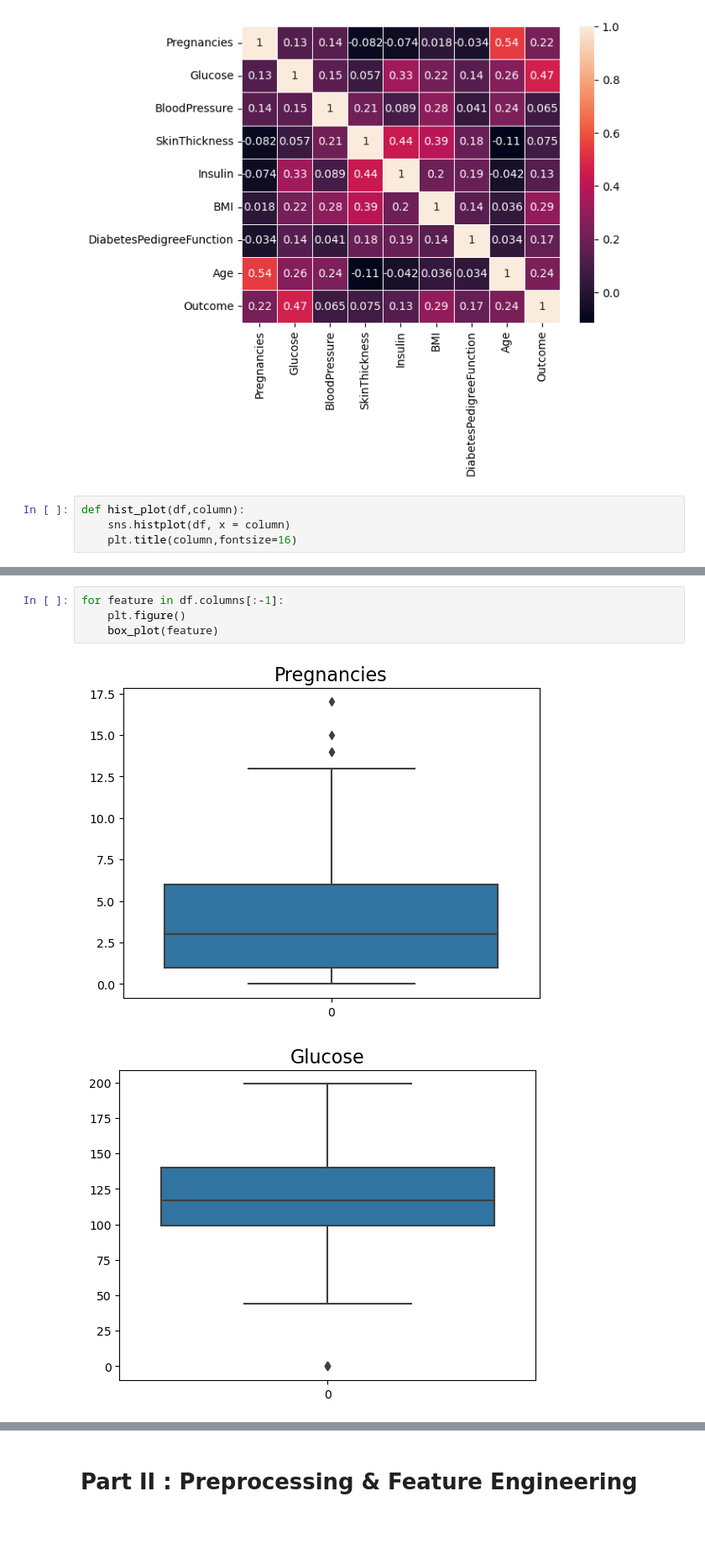
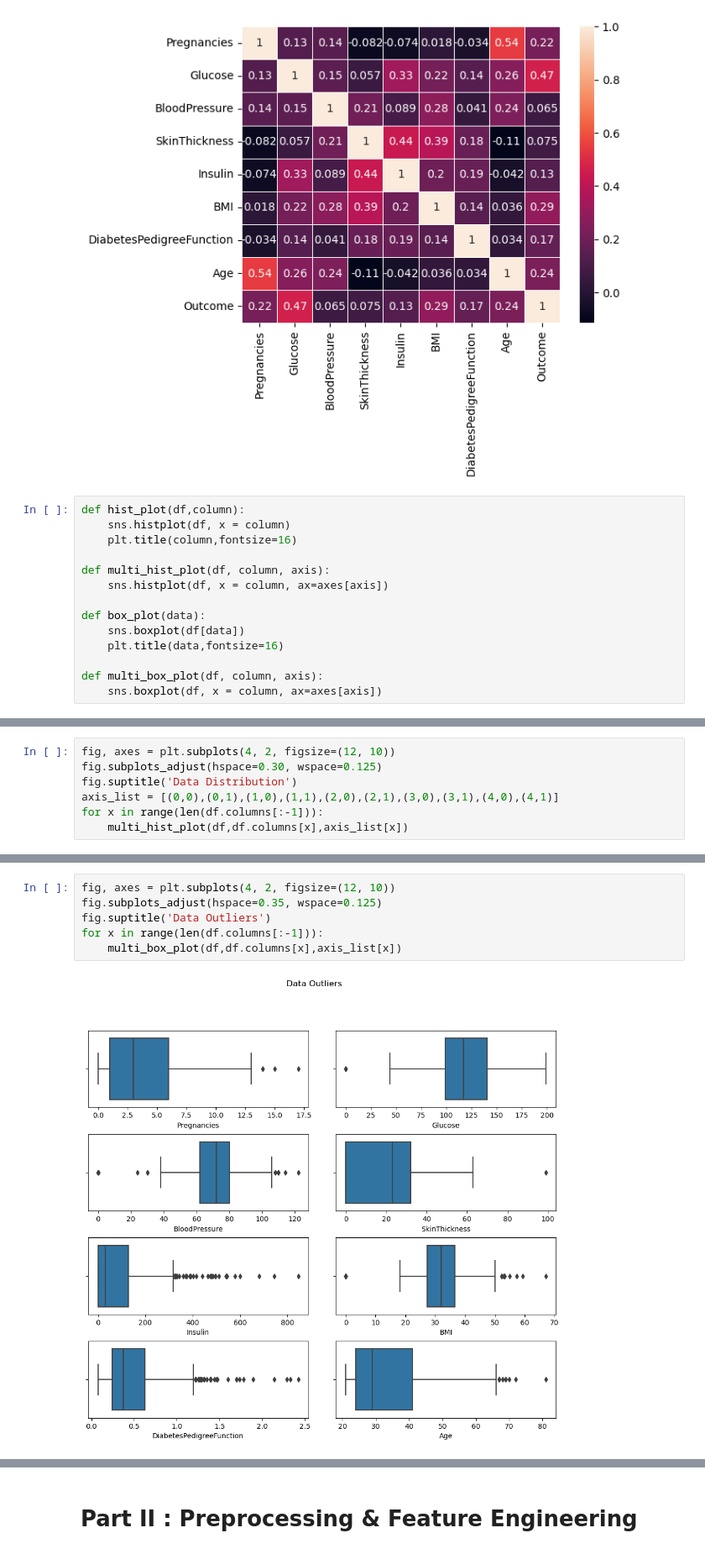
Before and after one commit to Kanustu/LHL_supervised_learning, a Jupyter notebook: Supervised Learning - Project.ipynb, the cells around one changed output, grey strips where cells are left out. Shown at 84% size. Cells and saved outputs as stored; diff of their text form; blank space fills up the shorter version.

Commit message:
added final visualizations

```diff
--- a/Supervised Learning - Project.ipynb
+++ b/Supervised Learning - Project.ipynb
@@ -133,3 +154,13 @@ sns.heatmap(df.corr(), annot=True, linewidth=.5)
 def hist_plot(df,column):
     sns.histplot(df, x = column)
     plt.title(column,fontsize=16)
+
+def multi_hist_plot(df, column, axis):
+    sns.histplot(df, x = column, ax=axes[axis])
+
+def box_plot(data):
+    sns.boxplot(df[data])
+    plt.title(data,fontsize=16)
+
+def multi_box_plot(df, column, axis):
+    sns.boxplot(df, x = column, ax=axes[axis])
@@ -177,0 +167,7 @@ def box_plot(data):
+# %%
+fig, axes = plt.subplots(4, 2, figsize=(12, 10))
+fig.subplots_adjust(hspace=0.30, wspace=0.125)
+fig.suptitle('Data Distribution')
+axis_list = [(0,0),(0,1),(1,0),(1,1),(2,0),(2,1),(3,0),(3,1),(4,0),(4,1)]
+for x in range(len(df.columns[:-1])):
+    multi_hist_plot(df,df.columns[x],axis_list[x])
@@ -178,7 +176,8 @@ def box_plot(data):
 # %%
-for feature in df.columns[:-1]:
-    plt.figure()
-    box_plot(feature)
+fig, axes = plt.subplots(4, 2, figsize=(12, 10))
+fig.subplots_adjust(hspace=0.35, wspace=0.125)
+fig.suptitle('Data Outliers')
+for x in range(len(df.columns[:-1])):
+    multi_box_plot(df,df.columns[x],axis_list[x])
 # %% [output]
-[figure, old version]
+[figure, new version]
-[figure, removed]
```
Also changed, not shown: parts of 21 cells of this notebook.
